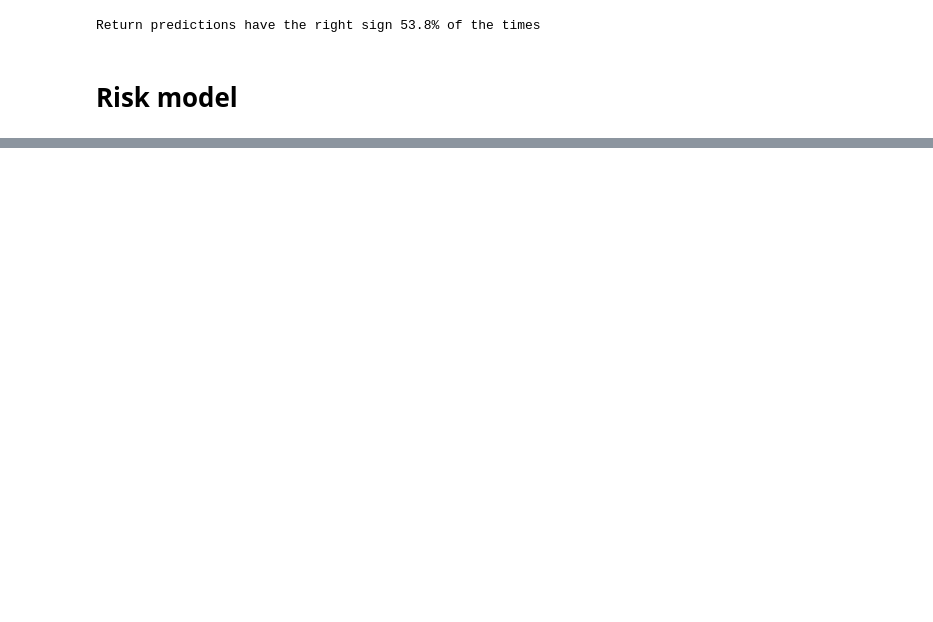
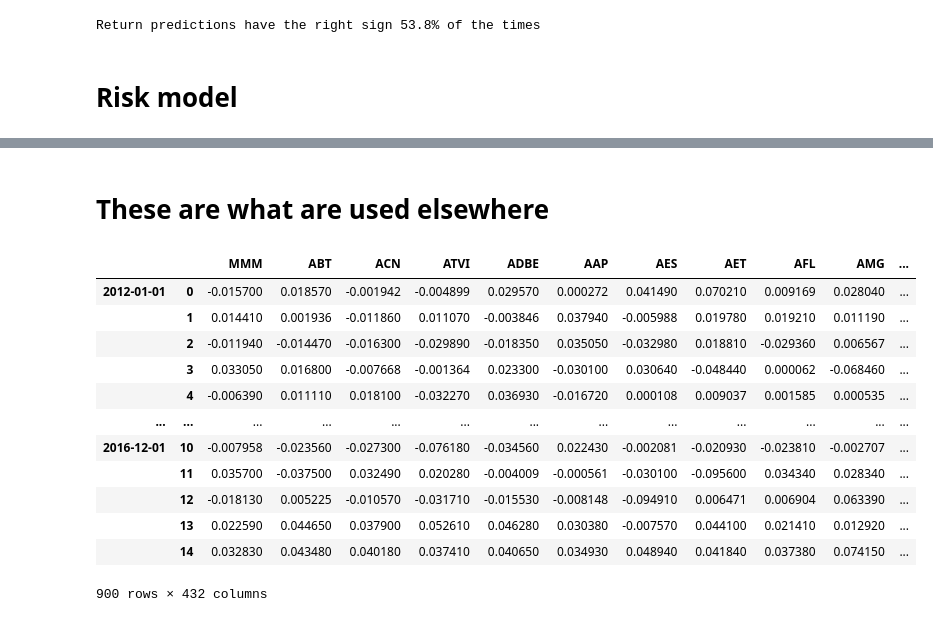
Before and after one commit to cvxgrp/cvxportfolio, a Jupyter notebook: examples/DataEstimatesRiskModel.ipynb, the cells around one changed output, grey strips where cells are left out. Saved outputs shown, nothing was run; the diff lists cells and outputs as text; code cells hidden in the pictures; blank space fills up the shorter version.

```diff
--- a/examples/DataEstimatesRiskModel.ipynb
+++ b/examples/DataEstimatesRiskModel.ipynb
@@ -222,0 +266,18 @@ pd.Panel(factor_sigma).to_hdf(datadir+'risk_model.h5', 'factor_sigma')
+# %% [markdown]
+# These are what are used elsewhere
+# %%
+pd.read_csv(datadir + 'exposures.csv.gz', index_col=[0,1], parse_dates=[0])
+# %% [output]
+|  |  | MMM | ABT | ACN | ATVI | ADBE | AAP | AES | AET | AFL | AMG | ... |
+| 2012-01-01 | 0 | -0.015700 | 0.018570 | -0.001942 | -0.004899 | 0.029570 | 0.000272 | 0.041490 | 0.070210 | 0.009169 | 0.028040 | ... |
+|  | 1 | 0.014410 | 0.001936 | -0.011860 | 0.011070 | -0.003846 | 0.037940 | -0.005988 | 0.019780 | 0.019210 | 0.011190 | ... |
+|  | 2 | -0.011940 | -0.014470 | -0.016300 | -0.029890 | -0.018350 | 0.035050 | -0.032980 | 0.018810 | -0.029360 | 0.006567 | ... |
+|  | 3 | 0.033050 | 0.016800 | -0.007668 | -0.001364 | 0.023300 | -0.030100 | 0.030640 | -0.048440 | 0.000062 | -0.068460 | ... |
+|  | 4 | -0.006390 | 0.011110 | 0.018100 | -0.032270 | 0.036930 | -0.016720 | 0.000108 | 0.009037 | 0.001585 | 0.000535 | ... |
+| ... | ... | ... | ... | ... | ... | ... | ... | ... | ... | ... | ... | ... |
+| 2016-12-01 | 10 | -0.007958 | -0.023560 | -0.027300 | -0.076180 | -0.034560 | 0.022430 | -0.002081 | -0.020930 | -0.023810 | -0.002707 | ... |
+|  | 11 | 0.035700 | -0.037500 | 0.032490 | 0.020280 | -0.004009 | -0.000561 | -0.030100 | -0.095600 | 0.034340 | 0.028340 | ... |
+|  | 12 | -0.018130 | 0.005225 | -0.010570 | -0.031710 | -0.015530 | -0.008148 | -0.094910 | 0.006471 | 0.006904 | 0.063390 | ... |
+|  | 13 | 0.022590 | 0.044650 | 0.037900 | 0.052610 | 0.046280 | 0.030380 | -0.007570 | 0.044100 | 0.021410 | 0.012920 | ... |
+|  | 14 | 0.032830 | 0.043480 | 0.040180 | 0.037410 | 0.040650 | 0.034930 | 0.048940 | 0.041840 | 0.037380 | 0.074150 | ... |
+900 rows × 432 columns
```
Also changed, not shown: parts of 16 cells of this notebook.
